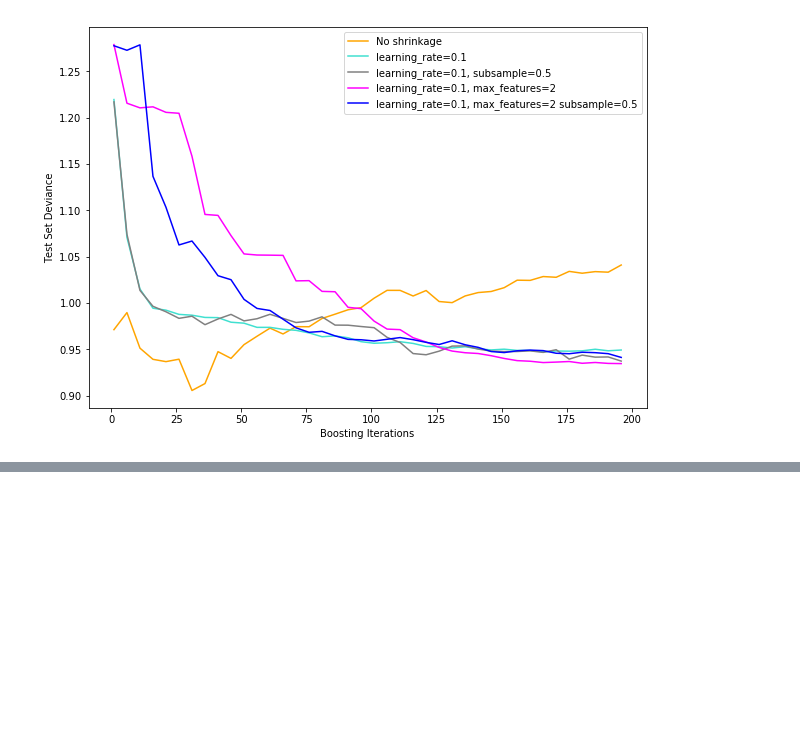
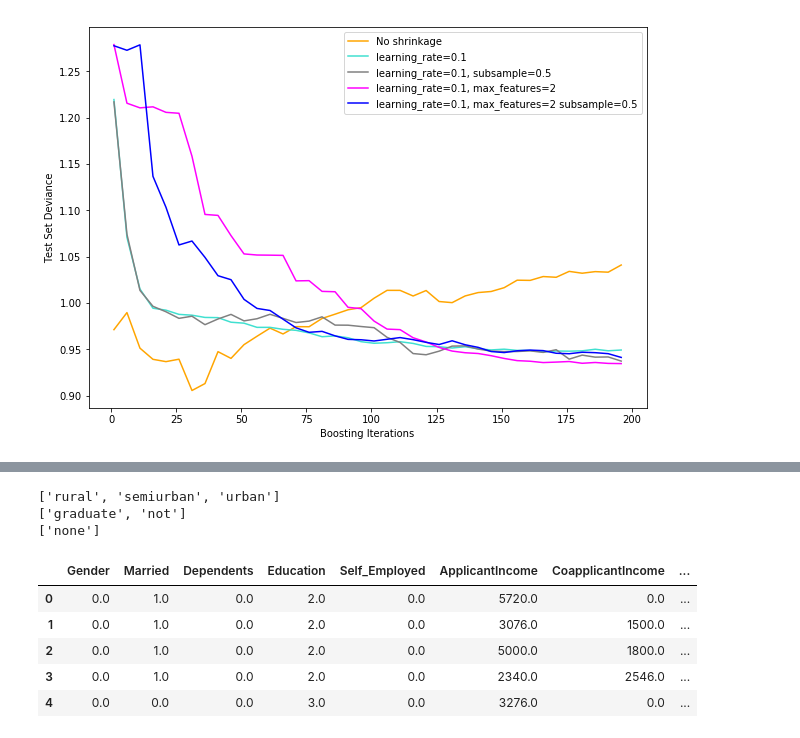
Before and after one commit to arjology/data_science, a Jupyter notebook: loan_prediction/loand_prediction.ipynb, the cells around one changed output, grey strips where cells are left out. Cells and saved outputs as stored; diff of their text form; code cells hidden in the pictures; blank space fills up the shorter version.

```diff
--- a/loan_prediction/loand_prediction.ipynb
+++ b/loan_prediction/loand_prediction.ipynb
@@ -402,0 +408,42 @@ plt.show()
+# %%
+df_test_binary = df_test
+
+# Applicant gender = 1 if Female, 0 if Male
+df_test_binary['Gender'] = df_test_binary['Gender'].apply(lambda x: 1 if x=='Female' else 0)
+# Self-employed = 1 if Yes, 0 if No
+df_test_binary['Self_Employed'] = df_test_binary['Self_Employed'].apply(lambda x: 1 if x=="Yes" else 0)
+# Married = 1 if Yes, 0 if No
+df_test_binary['Married'] = df_test_binary['Married'].apply(lambda x: 1 if x=="Yes" else 0)
+
+prop_area_vec = property_area_vectorizer.fit_transform(df_test_binary.Property_Area)
+education_vec = education_vectorizer.fit_transform(df_test_binary.Education)
+# This cannot have NaN, so we just use None as a string
+df_test_binary['Dependents'] = df_test_binary['Dependents'].fillna(value="None")
+dep_vec = dependents_vectorizer.fit_transform(df_test_binary.Dependents)
+
+print(property_area_vectorizer.get_feature_names())
+print(education_vectorizer.get_feature_names())
+print(dependents_vectorizer.get_feature_names())
+
+df_test_binary['Education'] = df_test_binary['Education'].apply(lambda row: int(''.join(map(str, education_vectorizer.transform([row]).toarray()[0])), 2))
+df_test_binary['Property_Area'] = df_test_binary['Property_Area'].apply(lambda row: int(''.join(map(str, property_area_vectorizer.transform([row]).toarray()[0])), 2))
+df_test_binary['Dependents'] = df_test_binary['Dependents'].apply(lambda row: int(''.join(map(str, dependents_vectorizer.transform([row]).toarray()[0])), 2))
+
+X_pred = df_test_binary[['Gender', 'Married', 'Dependents', 'Education',
+       'Self_Employed', 'ApplicantIncome', 'CoapplicantIncome', 'LoanAmount',
+       'Loan_Amount_Term', 'Credit_History', 'Property_Area']].values
+X_pred_imp = pd.DataFrame(imp.fit_transform(X_pred), columns=['Gender', 'Married', 'Dependents', 'Education',
+       'Self_Employed', 'ApplicantIncome', 'CoapplicantIncome', 'LoanAmount',
+       'Loan_Amount_Term', 'Credit_History', 'Property_Area'])
+
+X_pred_imp.head()
+# %% [output]
+['rural', 'semiurban', 'urban']
+['graduate', 'not']
+['none']
+|  | Gender | Married | Dependents | Education | Self_Employed | ApplicantIncome | CoapplicantIncome | ... |
+| 0 | 0.0 | 1.0 | 0.0 | 2.0 | 0.0 | 5720.0 | 0.0 | ... |
+| 1 | 0.0 | 1.0 | 0.0 | 2.0 | 0.0 | 3076.0 | 1500.0 | ... |
+| 2 | 0.0 | 1.0 | 0.0 | 2.0 | 0.0 | 5000.0 | 1800.0 | ... |
+| 3 | 0.0 | 1.0 | 0.0 | 2.0 | 0.0 | 2340.0 | 2546.0 | ... |
+| 4 | 0.0 | 0.0 | 0.0 | 3.0 | 0.0 | 3276.0 | 0.0 | ... |
```
Also changed, not shown: parts of 10 cells of this notebook, 3 other files.
